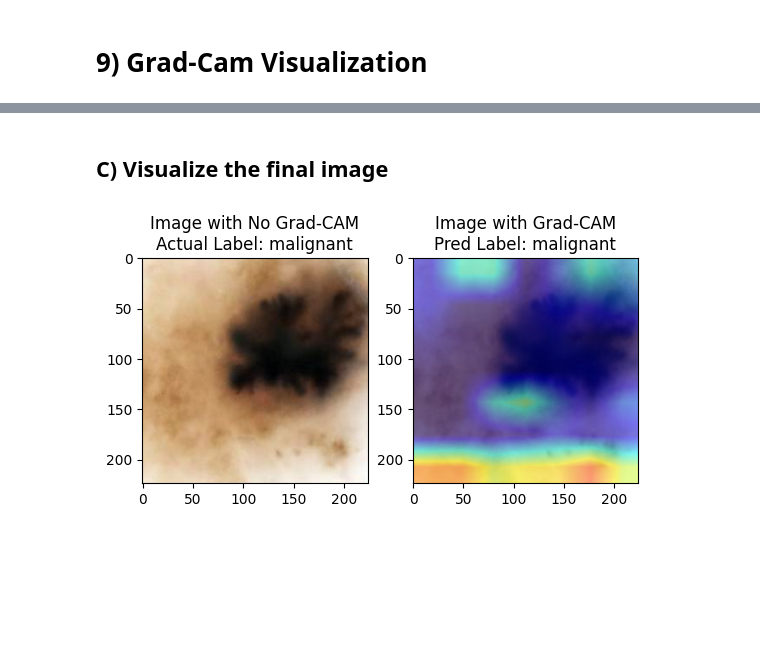
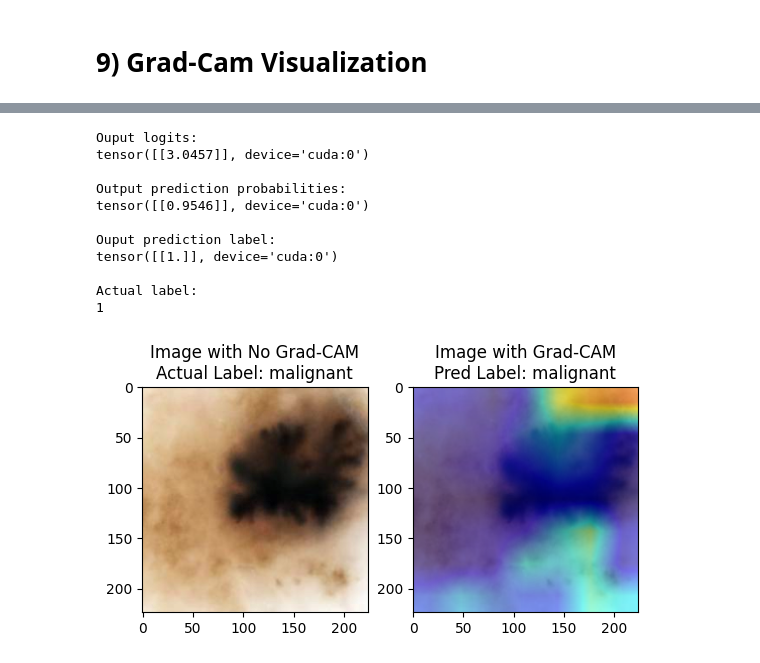
Before and after one commit to noahkeogh/Convolutional-Neural-Networks-to-Identify-Malignant-Moles, a Jupyter notebook: VGG11_Model_Testing.ipynb, the cells around one changed output, grey strips where cells are left out. Drawn from its saved outputs; the diff is of its cells as text; code cells hidden in the pictures; blank space fills up the shorter version.

```diff
--- a/VGG11_Model_Testing.ipynb
+++ b/VGG11_Model_Testing.ipynb
@@ -84,0 +54,12 @@ test_transform = transforms.Compose([
+# %%
+from src.transformations import train_transform_vgg11, test_transform_vgg11
+
+# import the train and test transformations for the images
+train_transform = train_transform_vgg11
+test_transform = test_transform_vgg11
+
+print("Train Transformation")
+print(train_transform)
+print()
+print("Test Transformation")
+print(test_transform)
@@ -362,26 +186,24 @@ Actual label:
-# %% [markdown]
-## C) Visualize the final image
-# %%
-import time
-
-fig, axs = plt.subplots(1, 2)
-
-# Image 1 (No Grad-CAM)
-true_label = idx_class[label]
-axs[0].imshow(rgb_img)
-axs[0].set_title("Image with No Grad-CAM\n" +
-                 f"Actual Label: {true_label}")
-
-# Image 2 (Grad-CAM)
-pred_label = idx_class[pred_label]
-axs[1].imshow(visualization)
-axs[1].set_title("Image with Grad-CAM\n" +
-                 f"Pred Label: {pred_label}")
-plt.show()
-
-time.sleep(1)  # Add a 1-second delay to ensure the plot is fully rendered
-
-PHOTOS_DIR = "/content/drive/MyDrive/Colab_Notebooks/photos"
-fig.savefig(PHOTOS_DIR + "/" + MODEL_NAME + "_PHOTO_" + str(index) + ".png")
-# %% [output]
-[figure, removed]
+# %%
+# Decide which image to look at using index
+INDEX = 1051
+# %%
+from src.visualizations import visualize_image_with_gradcam
+
+visualize_image_with_gradcam(dataset=test_data,
+                             index=INDEX,
+                             model=model_0,
+                             target_layer=model_0.features[20],
+                             device=device)
+# %% [output]
+Ouput logits:
+tensor([[3.0457]], device='cuda:0')
+
+Output prediction probabilities:
+tensor([[0.9546]], device='cuda:0')
+
+Ouput prediction label:
+tensor([[1.]], device='cuda:0')
+
+Actual label:
+1
+[figure, added]
```
Also changed, not shown: parts of 34 cells of this notebook, 9 other files.
